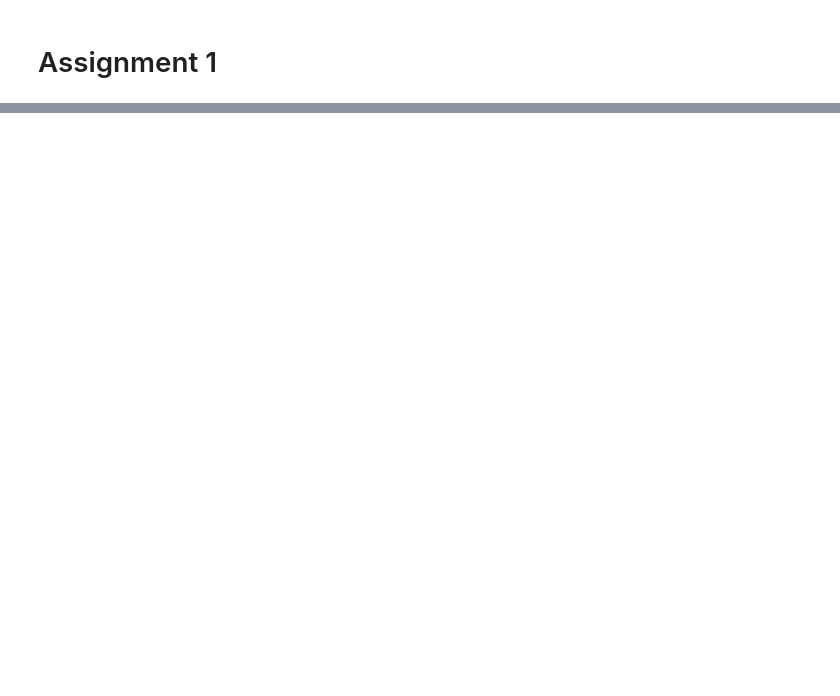
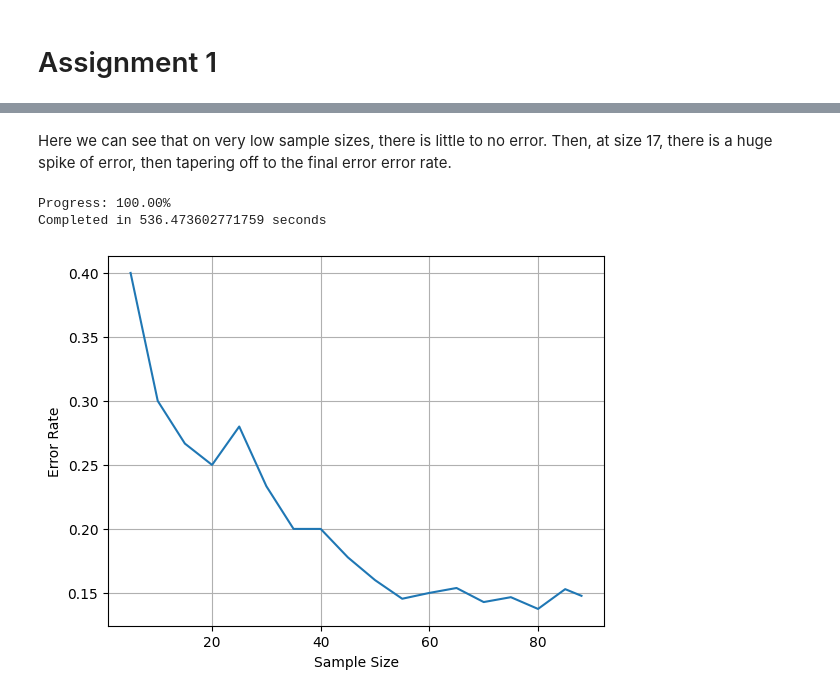
Before and after one commit to lukavr05/CS3920-labs, a Jupyter notebook: Assignment1/Assignment1.ipynb, the cells around one changed output, grey strips where cells are left out. Saved outputs shown, nothing was run; the diff lists cells and outputs as text; code cells hidden in the pictures; blank space fills up the shorter version.

```diff
--- a/Assignment1/Assignment1.ipynb
+++ b/Assignment1/Assignment1.ipynb
@@ -269,0 +238,29 @@ score(ion_predictions, ion_y_test)
+# %% [markdown]
+Here we can see that on very low sample sizes, there is little to no error. Then, at size 17, there is a huge spike of error, then tapering off to the final error error rate.
+# %%
+sample_sizes = np.append(np.arange(5, len(ion_X_test), 5), len(ion_X_test))
+error_rates = np.zeros_like(sample_sizes, dtype=float)
+
+start = time.time()
+
+for i, size in enumerate(sample_sizes):
+    current_X_test = ion_X_test[:size]
+    current_y_test = ion_y_test[:size]
+    current_predictions = np.zeros(size)
+
+    for j in range(size):
+        current_predictions[j] = predict(ion_label_space, current_X_test[j], ion_X_train, ion_y_train)
+
+    s = score(current_predictions, current_y_test)
+    error_rates[i] = 1 - s
+    print("Progress: {:.2f}%".format(((i+1)/sample_sizes.size) * 100), end="\r")
+
+plt.plot(sample_sizes, error_rates)
+plt.xlabel('Sample Size')
+plt.ylabel('Error Rate')
+plt.grid(True)
+print("\nCompleted in", time.time() - start, "seconds")
+# %% [output]
+Progress: 100.00%
+Completed in 536.473602771759 seconds
+[figure, added]
```
Also changed, not shown: parts of 5 cells of this notebook.
